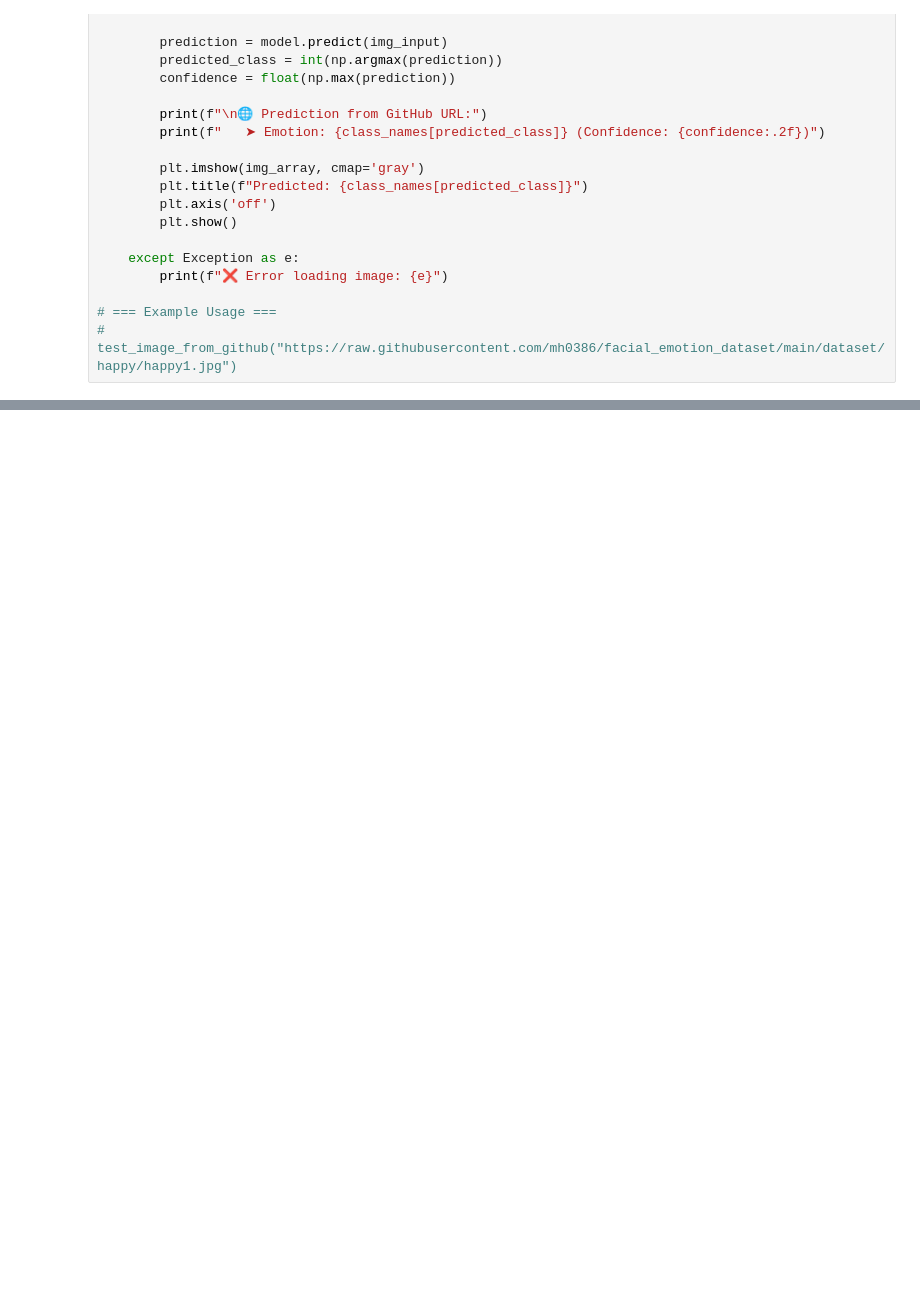
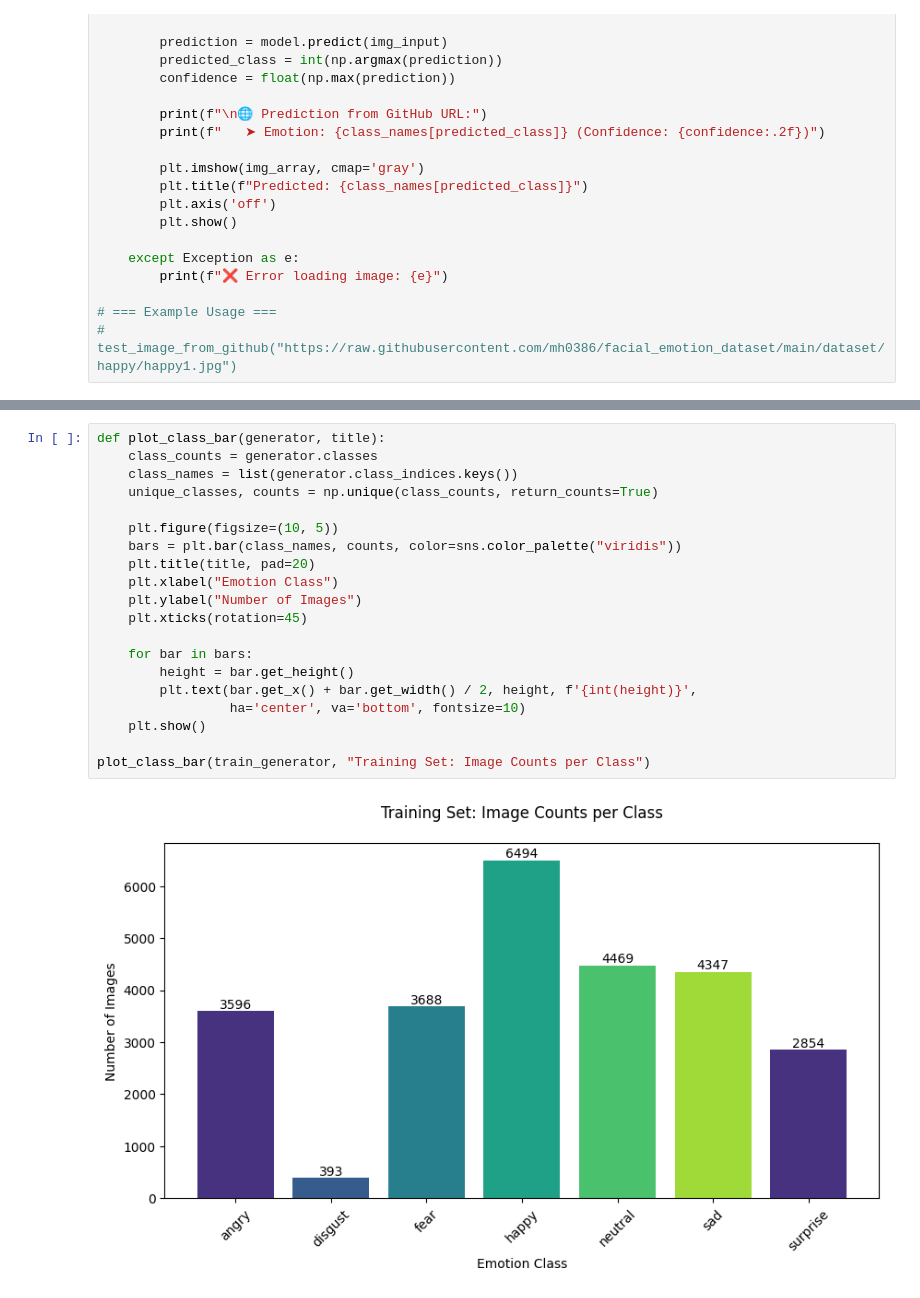
Before and after one commit to moridin04/CCDEPLRL_PROJECT_COM222ML, a Jupyter notebook: emotiondetection.ipynb, the cells around one changed output, grey strips where cells are left out. Drawn from its saved outputs; the diff is of its cells as text; blank space fills up the shorter version.

```diff
--- a/emotiondetection.ipynb
+++ b/emotiondetection.ipynb
@@ -419,0 +445,22 @@ Use the Kaggle API to download the dataset specified by the given identifier and
+# %%
+def plot_class_bar(generator, title):
+    class_counts = generator.classes
+    class_names = list(generator.class_indices.keys())
+    unique_classes, counts = np.unique(class_counts, return_counts=True)
+
+    plt.figure(figsize=(10, 5))
+    bars = plt.bar(class_names, counts, color=sns.color_palette("viridis"))
+    plt.title(title, pad=20)
+    plt.xlabel("Emotion Class")
+    plt.ylabel("Number of Images")
+    plt.xticks(rotation=45)
+
+    for bar in bars:
+        height = bar.get_height()
+        plt.text(bar.get_x() + bar.get_width() / 2, height, f'{int(height)}',
+                 ha='center', va='bottom', fontsize=10)
+    plt.show()
+
+plot_class_bar(train_generator, "Training Set: Image Counts per Class")
+# %% [output]
+[figure, added]
```
Also changed, not shown: parts of 11 cells of this notebook.
